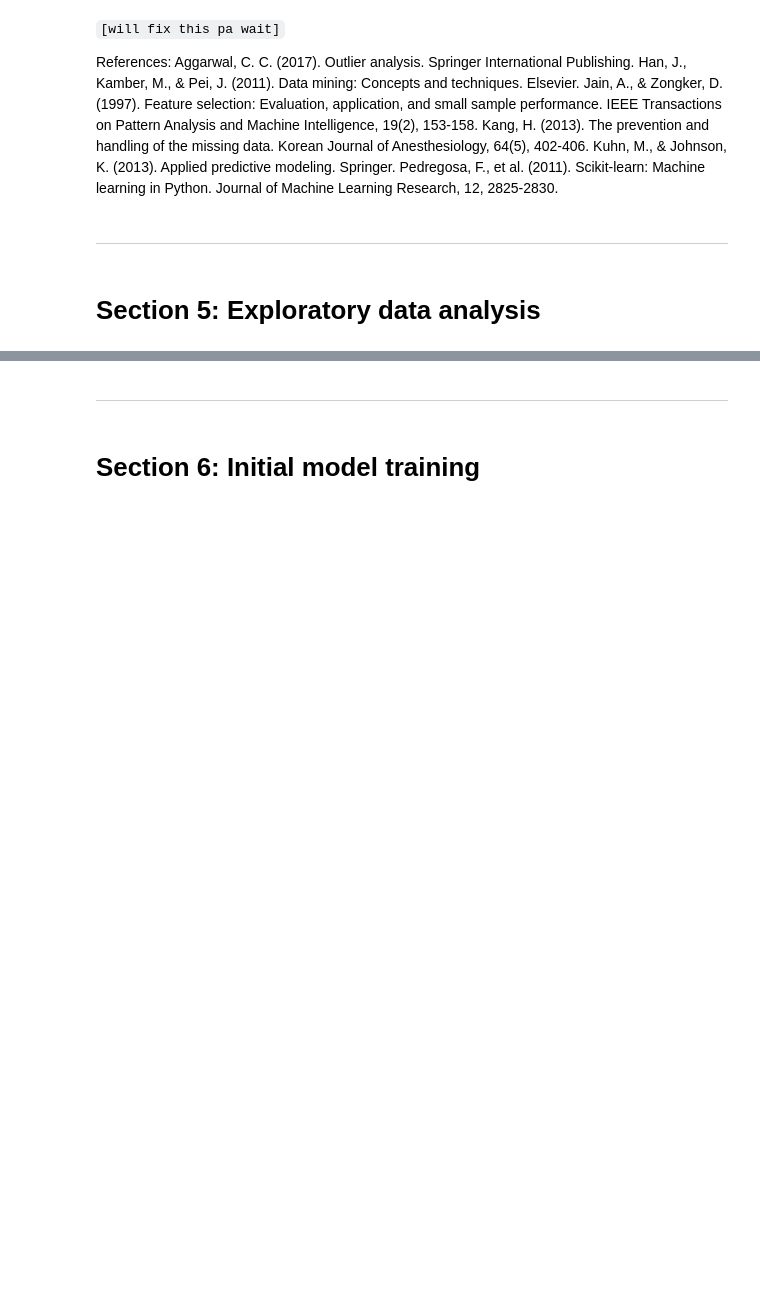
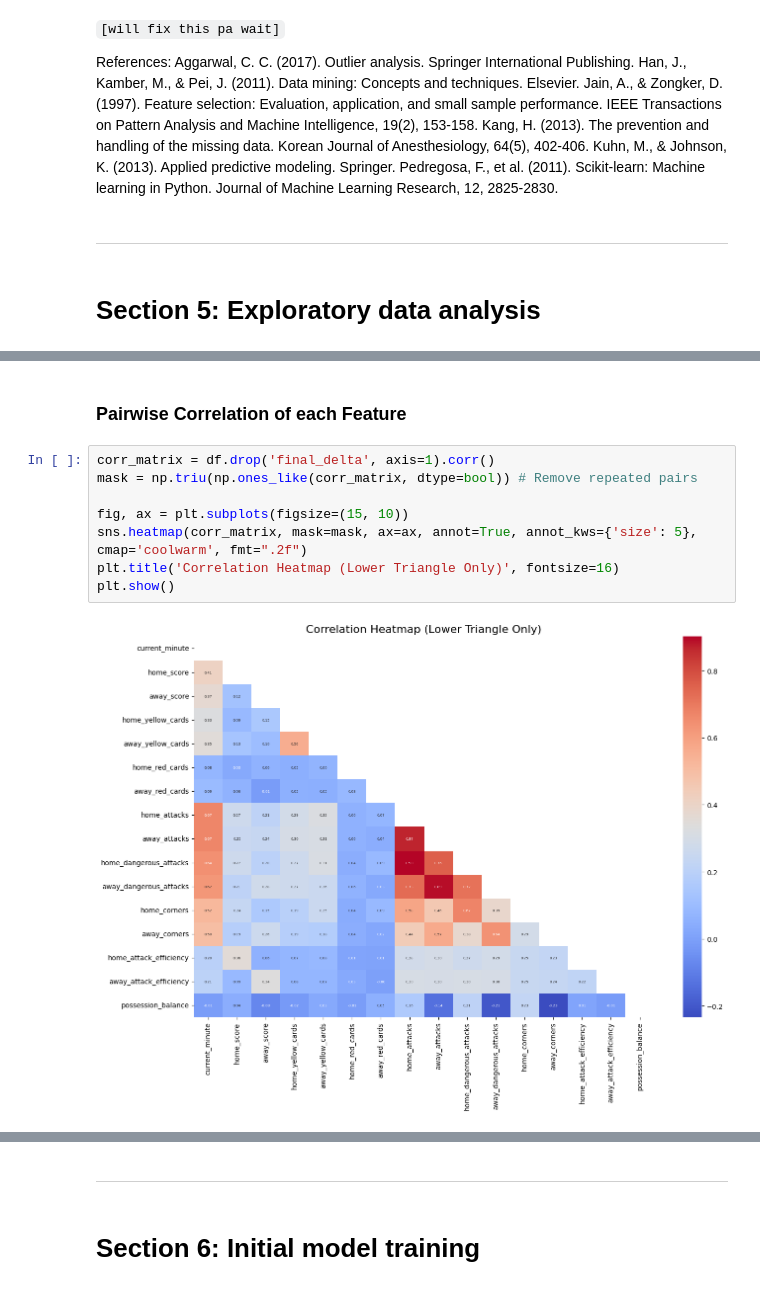
Before and after one commit to yuanpngn/STINTSY_MLP, a Jupyter notebook: [STINTSY]_Machine_Learning_Project.ipynb, the cells around one changed output, grey strips where cells are left out. Drawn from its saved outputs; the diff is of its cells as text; blank space fills up the shorter version.

```diff
--- a/[STINTSY]_Machine_Learning_Project.ipynb
+++ b/[STINTSY]_Machine_Learning_Project.ipynb
@@ -295,0 +353,12 @@ Pedregosa, F., et al. (2011). Scikit-learn: Machine learning in Python. Journal
+# %% [markdown]
+### Pairwise Correlation of each Feature
+# %%
+corr_matrix = df.drop('final_delta', axis=1).corr()
+mask = np.triu(np.ones_like(corr_matrix, dtype=bool)) # Remove repeated pairs
+
+fig, ax = plt.subplots(figsize=(15, 10))
+sns.heatmap(corr_matrix, mask=mask, ax=ax, annot=True, annot_kws={'size': 5}, cmap='coolwarm', fmt=".2f")
+plt.title('Correlation Heatmap (Lower Triangle Only)', fontsize=16)
+plt.show()
+# %% [output]
+[figure, added]
```
Also changed, not shown: parts of 44 cells of this notebook, 3 other files.
